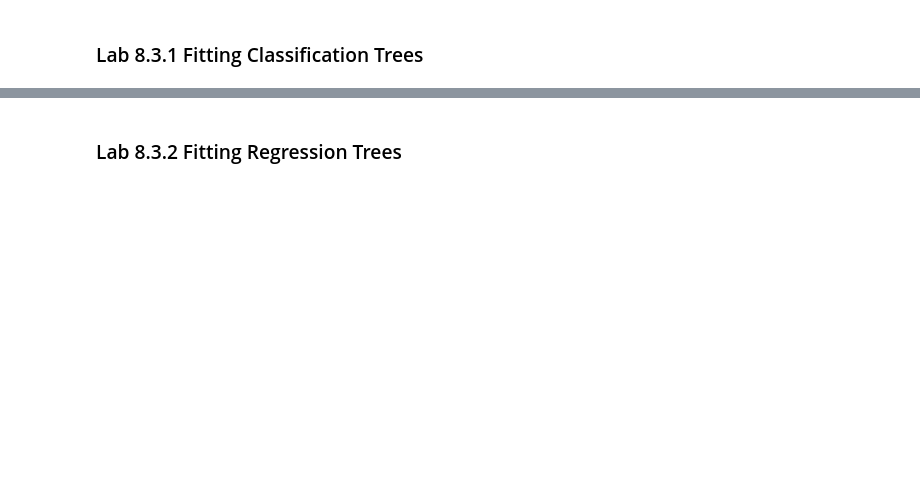
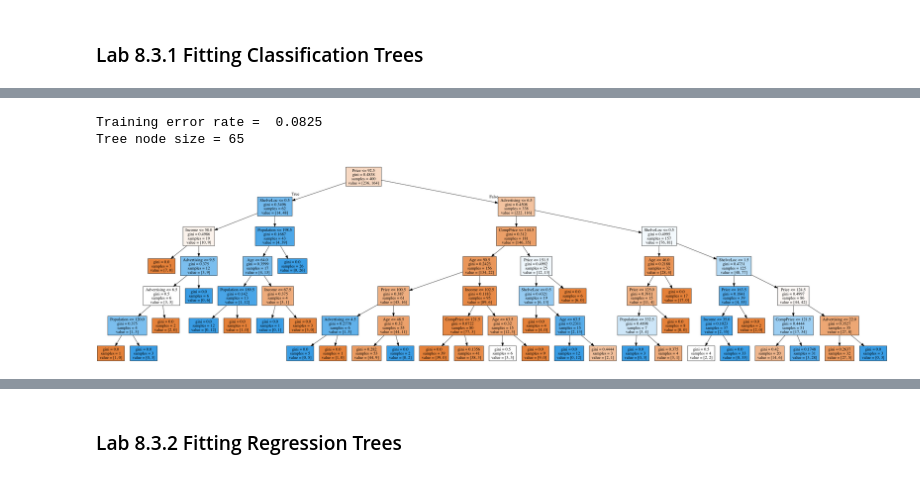
Before and after one commit to 0liu/ISLR, a Jupyter notebook: Chapter 8 Tree-Based Methods.ipynb, the cells around one changed output, grey strips where cells are left out. Cells and saved outputs as stored; diff of their text form; code cells hidden in the pictures; blank space fills up the shorter version.

```diff
--- a/Chapter 8 Tree-Based Methods.ipynb
+++ b/Chapter 8 Tree-Based Methods.ipynb
@@ -43,3 +45,9 @@ mpl.style.use('ggplot')
 <a id='lab-8.3.1'></a>
 # %% [markdown]
 ### Lab 8.3.1 Fitting Classification Trees
+# %%
+# wage dataset is in R ISLR package
+islr = importr('ISLR')
+carseats_rdf = rdata(islr).fetch('Carseats')['Carseats']
+carseats = pandas2ri.ri2py(carseats_rdf)
+display(carseats.head(5))
@@ -45,0 +61,7 @@ mpl.style.use('ggplot')
+# %%
+# Coding qualitative variables
+carseats['High'] = (carseats.Sales > 8).astype('int')
+carseats['ShelveLoc'] = carseats.ShelveLoc.map({'Bad':0, 'Good':1, 'Medium':2})
+carseats['Urban'] = (carseats.Urban == 'Yes').astype('int')
+carseats['US'] = (carseats.US == 'Yes').astype('int')
+carseats.head()
@@ -45,0 +75,20 @@ mpl.style.use('ggplot')
+# %%
+# Decision tree classification, on the whole data set.
+# Use max_depth to limit tree size, since manual pruning is not implemented in scikit-learn.
+X = carseats.drop(['Sales', 'High'], axis=1)
+y = carseats['High']
+tree = DecisionTreeClassifier(max_depth=6)
+tree.fit(X, y)
+score = tree.score(X, y)
+print("Training error rate = ", 1-score)
+print("Tree node size =", tree.tree_.node_count)
+# %% [output]
+Training error rate =  0.0825
+Tree node size = 65
+# %%
+# Visulization
+dot_data = export_graphviz(tree, out_file=None, feature_names=X.columns, filled=True)
+graph = pydotplus.graph_from_dot_data(dot_data)
+Image(graph.create_png(), width=2000)
+# %% [output]
+[figure, added]
```
Also changed, not shown: parts of 17 cells of this notebook.
